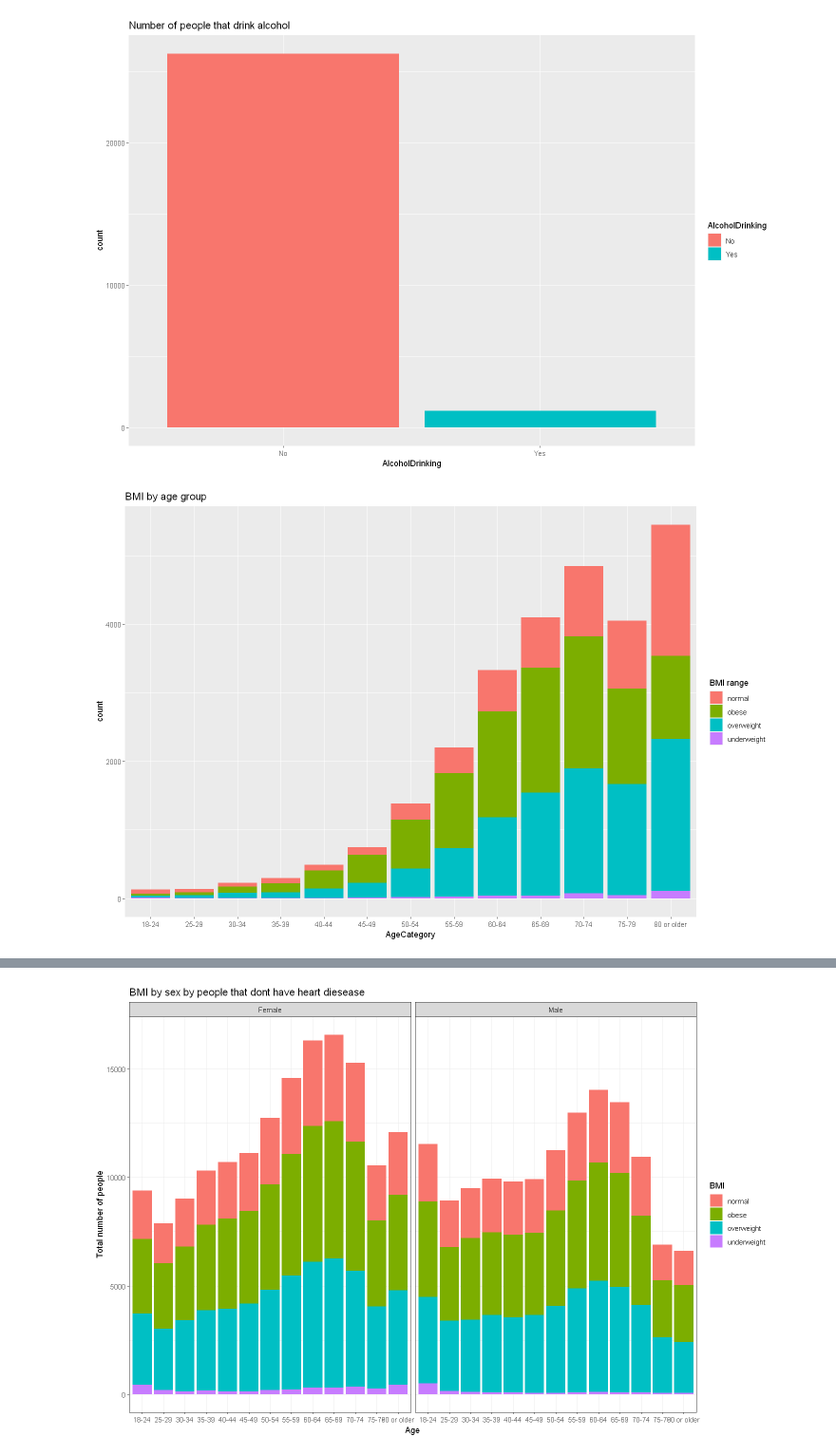
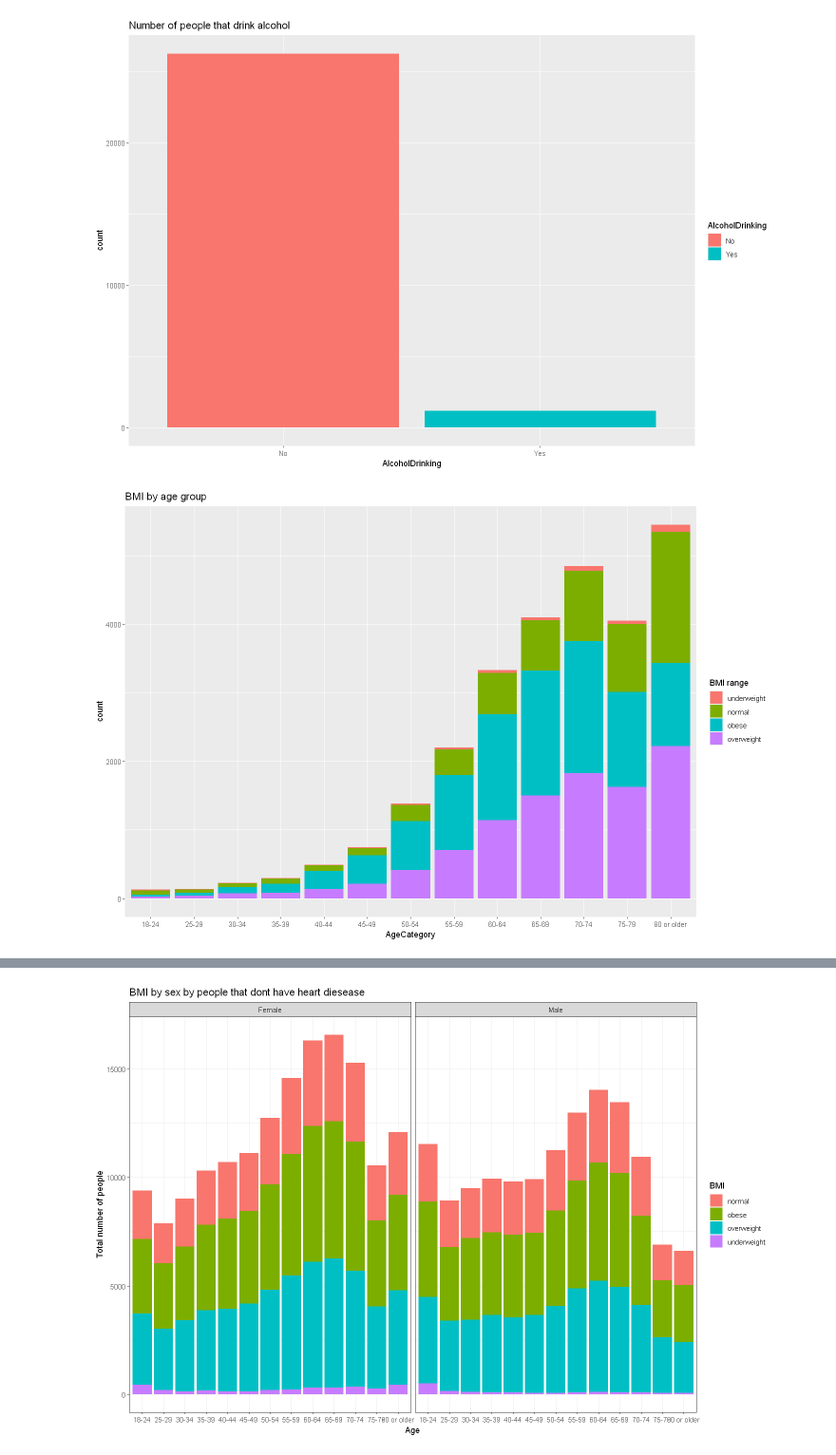
Before and after one commit to Meapy/Visualizing-data, a Jupyter notebook: Assignment/main.ipynb, the cells around one changed output, grey strips where cells are left out. Shown at 95% size. Saved outputs shown, nothing was run; the diff lists cells and outputs as text; code cells hidden in the pictures.

Commit message:
fixed graphs

```diff
--- a/Assignment/main.ipynb
+++ b/Assignment/main.ipynb
@@ -161,14 +103,21 @@ graph
 # %%
 #add a new column for the BMI range, based on the BMI value, if below 18.5 then underweight, if between 18.5 and 25 then normal, if between 25 and 30 then overweight, if above 30 then obese
 heartDF$BMI_range = ifelse(heartDF$BMI < 18.5, "underweight", ifelse(heartDF$BMI < 25, "normal", ifelse(heartDF$BMI < 30, "overweight", "obese")))
 heartDF2$BMI_range = ifelse(heartDF2$BMI < 18.5, "underweight", ifelse(heartDF$BMI < 25, "normal", ifelse(heartDF$BMI < 30, "overweight", "obese")))
-
+heart$BMI_range = ifelse(heart$BMI < 18.5, "underweight", ifelse(heartDF$BMI < 25, "normal", ifelse(heartDF$BMI < 30, "overweight", "obese")))
+#factor the BMI range
+heartDF$BMI_range = factor(heartDF$BMI_range)
+heartDF2$BMI_range = factor(heartDF2$BMI_range)
+heart$BMI_range = factor(heart$BMI_range)
+heartDF$BMI_range <- factor(heartDF$BMI_range, levels = c("overweight","obese","normal","underweight"))
+heartDF2$BMI_range <- factor(heartDF2$BMI_range, levels = c("overweight","obese","normal","underweight"))
+heart$BMI_range <- factor(heart$BMI_range, levels = c("overweight","obese","normal","underweight"))
 #create a bar chart for bmi for the different age groups
 graph <- ggplot(heartDF, aes(x = AgeCategory, fill = BMI_range)) +
   geom_bar() +
   labs(title = "BMI by age group") +
   scale_fill_discrete(name = "BMI range")
 graph
 # %% [output]
-[figure, old version]
+[figure, new version]
 # %%
```
Also changed, not shown: parts of 6 cells of this notebook.
